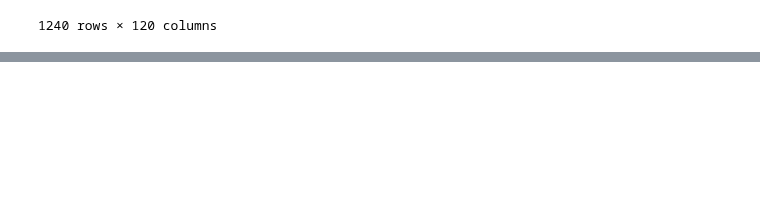
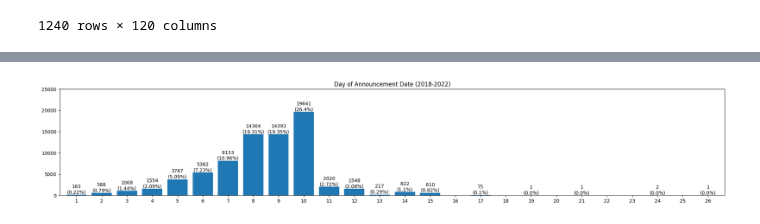
Before and after one commit to angel870326/Monthly-Revenue, a Jupyter notebook: 021_announcement_date_v1.ipynb, the cells around one changed output, grey strips where cells are left out. Drawn from its saved outputs; the diff is of its cells as text; code cells hidden in the pictures; blank space fills up the shorter version.

```diff
--- a/021_announcement_date_v1.ipynb
+++ b/021_announcement_date_v1.ipynb
@@ -304,0 +438,5 @@ final_data
+# %%
+data_day_2018 = data_day.copy().iloc[:, 60:]
+data_day_concat_2018 = pd.concat([data_day_2018[column] for column in data_day_2018.columns], ignore_index=True)
+data_day_count_2018 = data_day_concat_2018.value_counts()
+data_day_count_2018
@@ -304,0 +461,14 @@ final_data
+# %%
+# Plot the value counts
+plt.figure(figsize = (25,4))
+plt.title('Day of Announcement Date (2018-2022)')
+plt.bar(data_day_count_2018.index, data_day_count_2018.values)
+plt.xticks(np.arange(1, 32, 1))
+plt.yticks(np.arange(0, 30000, 5000))
+# Add value labels on top of the bars
+for i, v in enumerate(data_day_count_2018.values):
+    plt.text(data_day_count_2018.index[i], v + 0.5, f'{str(v)}\n({round(v / data_day_2018.size * 100, 2)}%)', ha = 'center', va = 'bottom')
+plt.margins(x = 0.01)  # Adjust only the x-axis padding
+plt.show()
+# %% [output]
+[figure, added]
```
Also changed, not shown: parts of 25 cells of this notebook.
